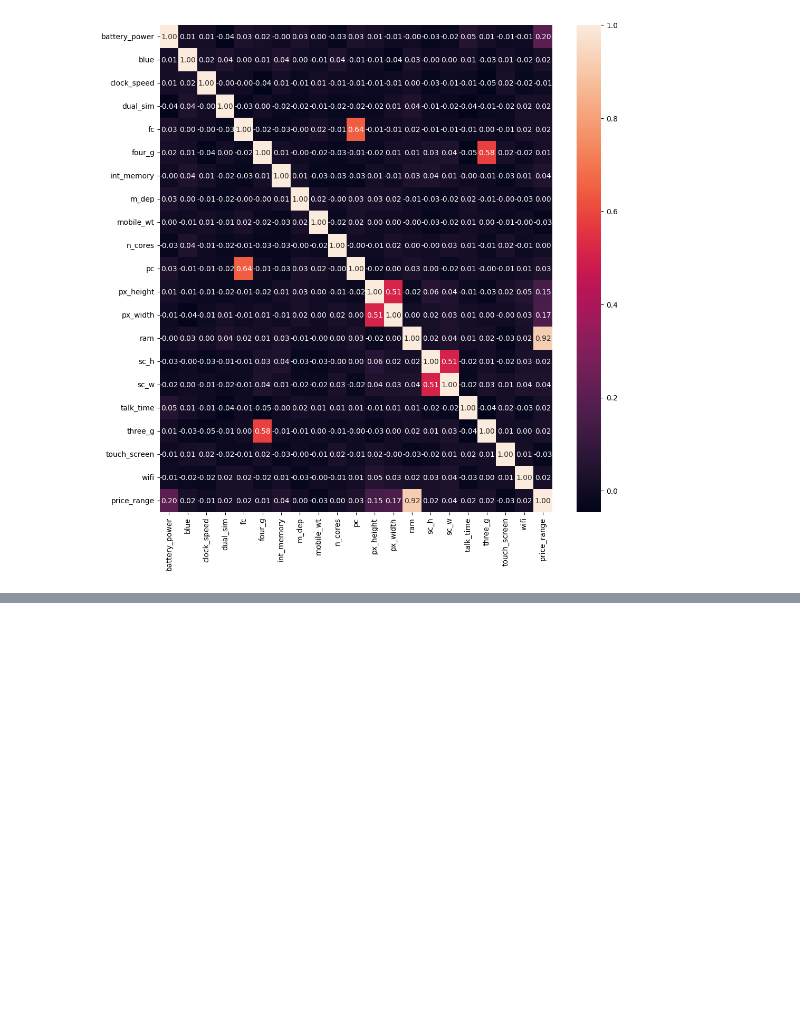
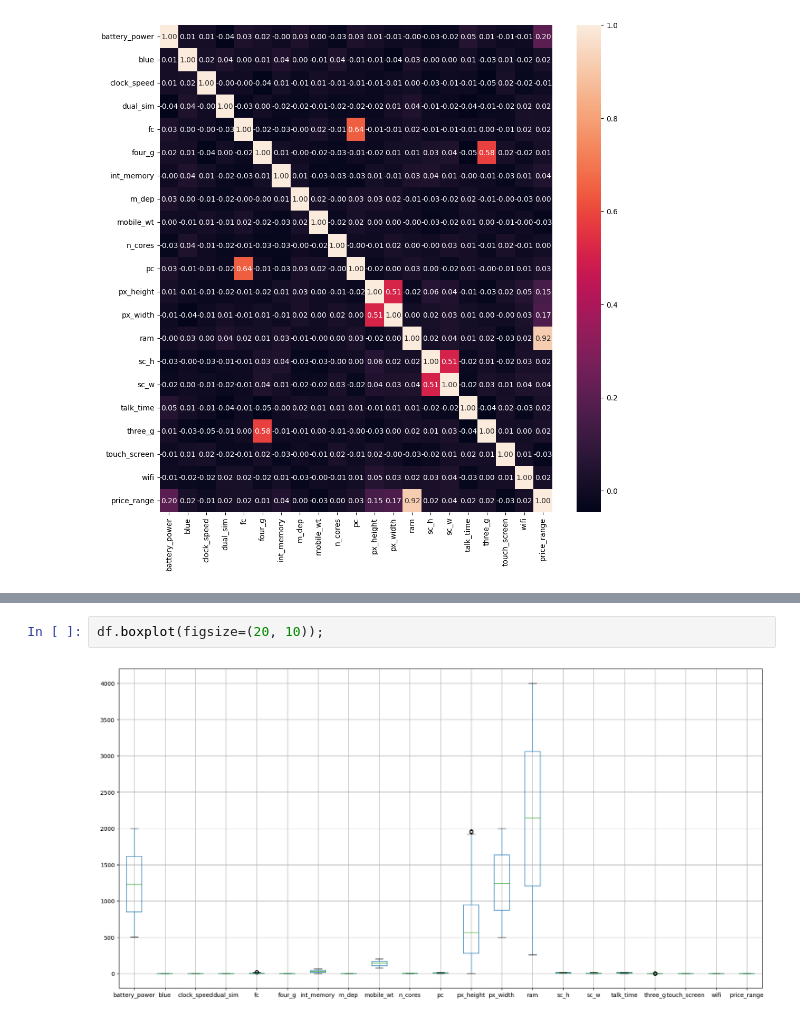
Before and after one commit to Venchislav/AI-Projects, a Jupyter notebook: Machine Learning/Kaggle/MobilePriceCLF/mobile_price_classification.ipynb, the cells around one changed output, grey strips where cells are left out. Drawn from its saved outputs; the diff is of its cells as text; blank space fills up the shorter version.

```diff
--- a/Machine Learning/Kaggle/MobilePriceCLF/mobile_price_classification.ipynb
+++ b/Machine Learning/Kaggle/MobilePriceCLF/mobile_price_classification.ipynb
@@ -121,0 +137,4 @@ Notes: <br>
+# %%
+df.boxplot(figsize=(20, 10));
+# %% [output]
+[figure, added]
```
Also changed, not shown: parts of 8 cells of this notebook.
